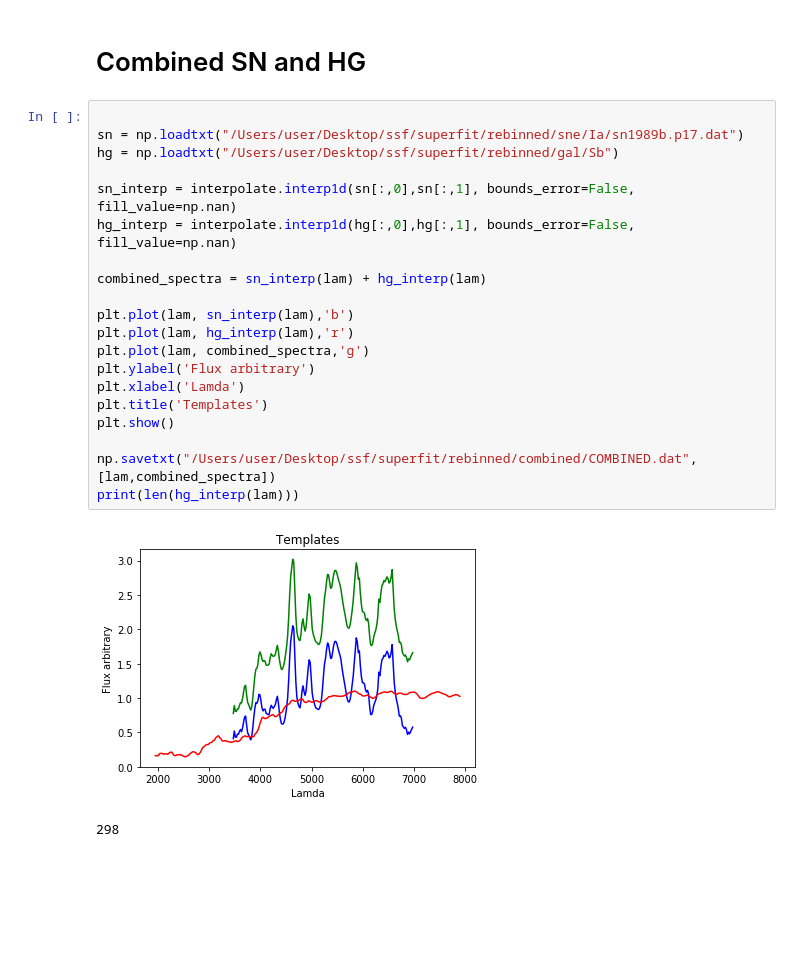
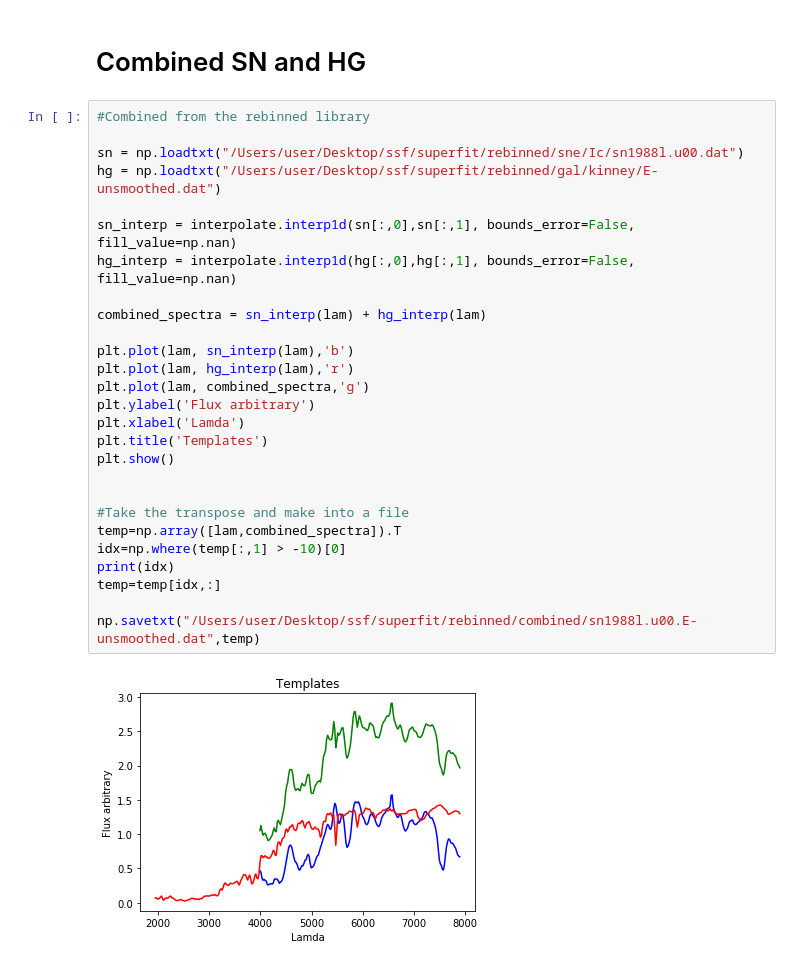
Before and after one commit to oyaron/NGSF, a Jupyter notebook: Bin_SN_HG.ipynb, the cells around one changed output. Saved outputs shown, nothing was run; the diff lists cells and outputs as text; blank space fills up the shorter version.

```diff
--- a/Bin_SN_HG.ipynb
+++ b/Bin_SN_HG.ipynb
@@ -280,26 +145,32 @@ ValueError: Wrong number of columns at line 2
 # %% [markdown]
 # Combined SN and HG
 # %%
+#Combined from the rebinned library
 
-sn = np.loadtxt("/Users/user/Desktop/ssf/superfit/rebinned/sne/Ia/sn1989b.p17.dat")
-hg = np.loadtxt("/Users/user/Desktop/ssf/superfit/rebinned/gal/Sb")
+sn = np.loadtxt("/Users/user/Desktop/ssf/superfit/rebinned/sne/Ic/sn1988l.u00.dat")
+hg = np.loadtxt("/Users/user/Desktop/ssf/superfit/rebinned/gal/kinney/E-unsmoothed.dat")
 
 sn_interp = interpolate.interp1d(sn[:,0],sn[:,1], bounds_error=False, fill_value=np.nan)
 hg_interp = interpolate.interp1d(hg[:,0],hg[:,1], bounds_error=False, fill_value=np.nan)
 
 combined_spectra = sn_interp(lam) + hg_interp(lam)
 
 plt.plot(lam, sn_interp(lam),'b')
 plt.plot(lam, hg_interp(lam),'r')
 plt.plot(lam, combined_spectra,'g')
 plt.ylabel('Flux arbitrary')
 plt.xlabel('Lamda')
 plt.title('Templates')
 plt.show()
 
-np.savetxt("/Users/user/Desktop/ssf/superfit/rebinned/combined/COMBINED.dat",[lam,combined_spectra])
-print(len(hg_interp(lam)))
+
+#Take the transpose and make into a file
+temp=np.array([lam,combined_spectra]).T
+idx=np.where(temp[:,1] > -10)[0]
+print(idx)
+temp=temp[idx,:]
+
+np.savetxt("/Users/user/Desktop/ssf/superfit/rebinned/combined/sn1988l.u00.E-unsmoothed.dat",temp)
 # %% [output]
-[figure, old version]
+[figure, new version]
-298
 # %%
```
Also changed, not shown: parts of 13 cells of this notebook.
